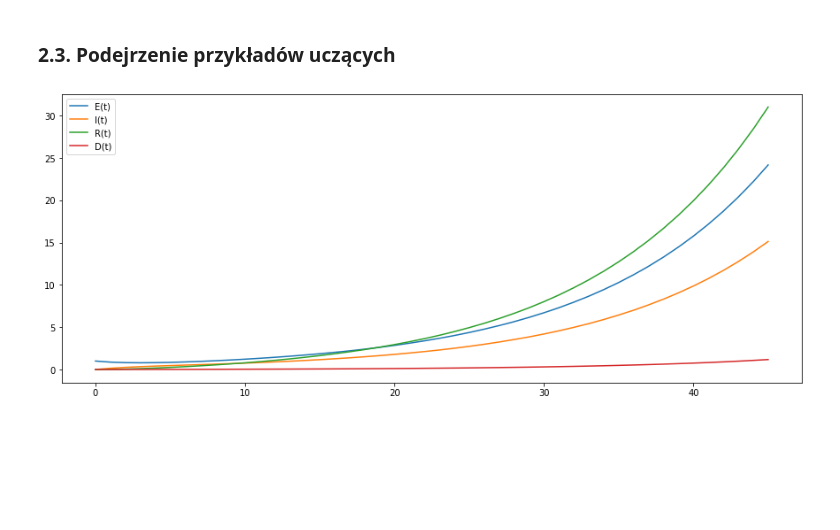
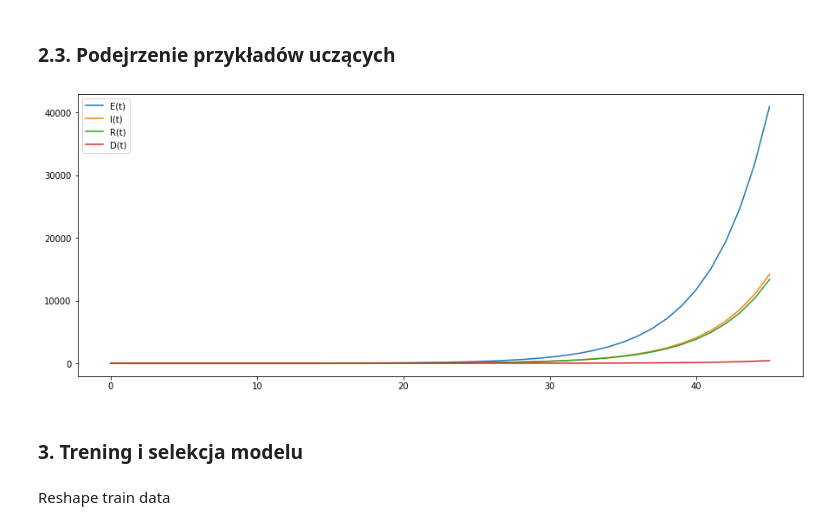
Before and after one commit to damian-horna/sir-covid19, a Jupyter notebook: UM project clear.ipynb, the cells around one changed output. Cells and saved outputs as stored; diff of their text form; code cells hidden in the pictures; blank space fills up the shorter version.

```diff
--- a/UM project clear.ipynb
+++ b/UM project clear.ipynb
@@ -99,8 +101,8 @@ alpha_vals = np.arange(0.02, 0.2, 0.02) # wsp. śmiertelności
 rho_vals = 1/np.arange(9,20,1) # tempo umieralności (1 / liczba dni do śmierci)
 S0, E0, I0, R0, D0 = N-1, 1, 0, 0, 0  # initial conditions: one exposed
 
-X_train = []
-y_train = []
+X = []
+y = []
 
 for D in tqdm(D_vals):
     for delta in delta_vals:
@@ -115,9 +117,9 @@ for D in tqdm(D_vals):
                     # Integrate the SIR equations over the time grid, t.
                     ret = odeint(deriv, y0, t, args=(N, beta, gamma, delta, alpha, rho))
                     #S, E, I, R, D = ret.T
-                    X_train.append(ret.T)
-                    y_train.append([beta, gamma, delta, alpha, rho])
+                    X.append(ret.T)
+                    y.append([beta, gamma, delta, alpha, rho])
 # %%
-X_train = np.array(X_train)
-y_train = np.array(y_train)
+X = np.array(X)
+y = np.array(y)
 # %%
@@ -134,7 +136,9 @@ def plot_train_example(ex):
     plt.plot(ex[3], label='R(t)')
     plt.plot(ex[4], label='D(t)')
     plt.legend()
-# %%
-plot_train_example(X_train[13132])
-# %% [output]
-[figure, removed]
+# %%
+plot_train_example(X[2312])
+# %% [output]
+[figure, added]
+# %% [markdown]
+### 3. Trening i selekcja modelu
@@ -140,0 +153,2 @@ plot_train_example(X_train[13132])
+# %% [markdown]
+Reshape train data
```
Also changed, not shown: parts of 24 cells of this notebook, 1 other file.
